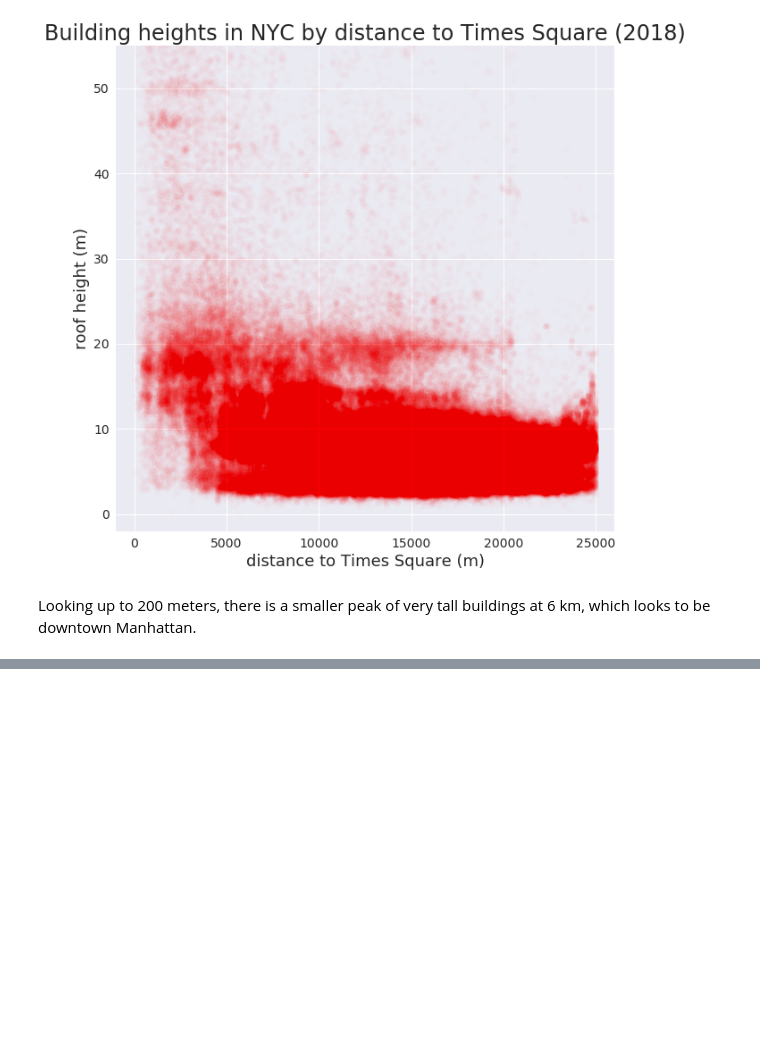
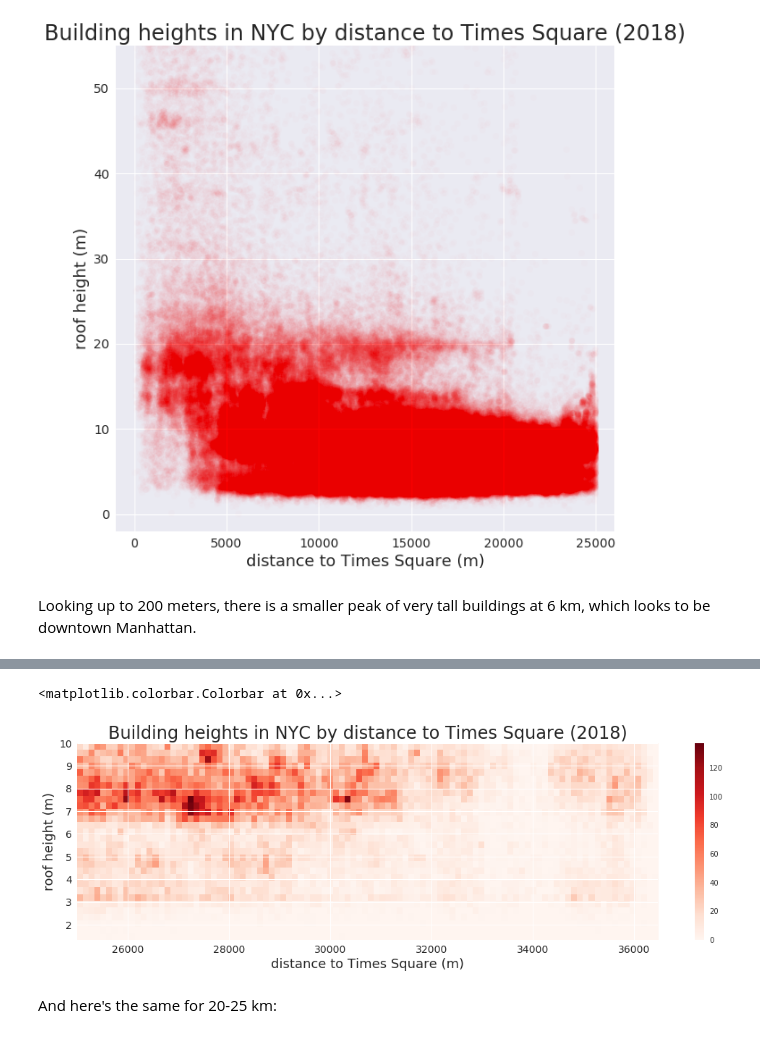
Before and after one commit to cmprince/explorations, a Jupyter notebook: NYC building heights by distance.ipynb, the cells around one changed output, grey strips where cells are left out. Saved outputs shown, nothing was run; the diff lists cells and outputs as text; code cells hidden in the pictures; blank space fills up the shorter version.

```diff
--- a/NYC building heights by distance.ipynb
+++ b/NYC building heights by distance.ipynb
@@ -137,0 +147,12 @@ pl.savefig('nyc_bheights_all.png', bbox_inches='tight')
+# %%
+bb=b_10m[b.dist_m>25000]
+# %%
+fig, ax=pl.subplots(figsize=(18,5))
+pl.hist2d(bb.dist_m, bb.HEIGHTROOF_m, cmap='Reds', bins=[100,30]);
+formatplot()
+pl.colorbar()
+# %% [output]
+<matplotlib.colorbar.Colorbar at 0x...>
+[figure, added]
+# %% [markdown]
+And here's the same for 20-25 km:
```
Also changed, not shown: parts of 12 cells of this notebook.
